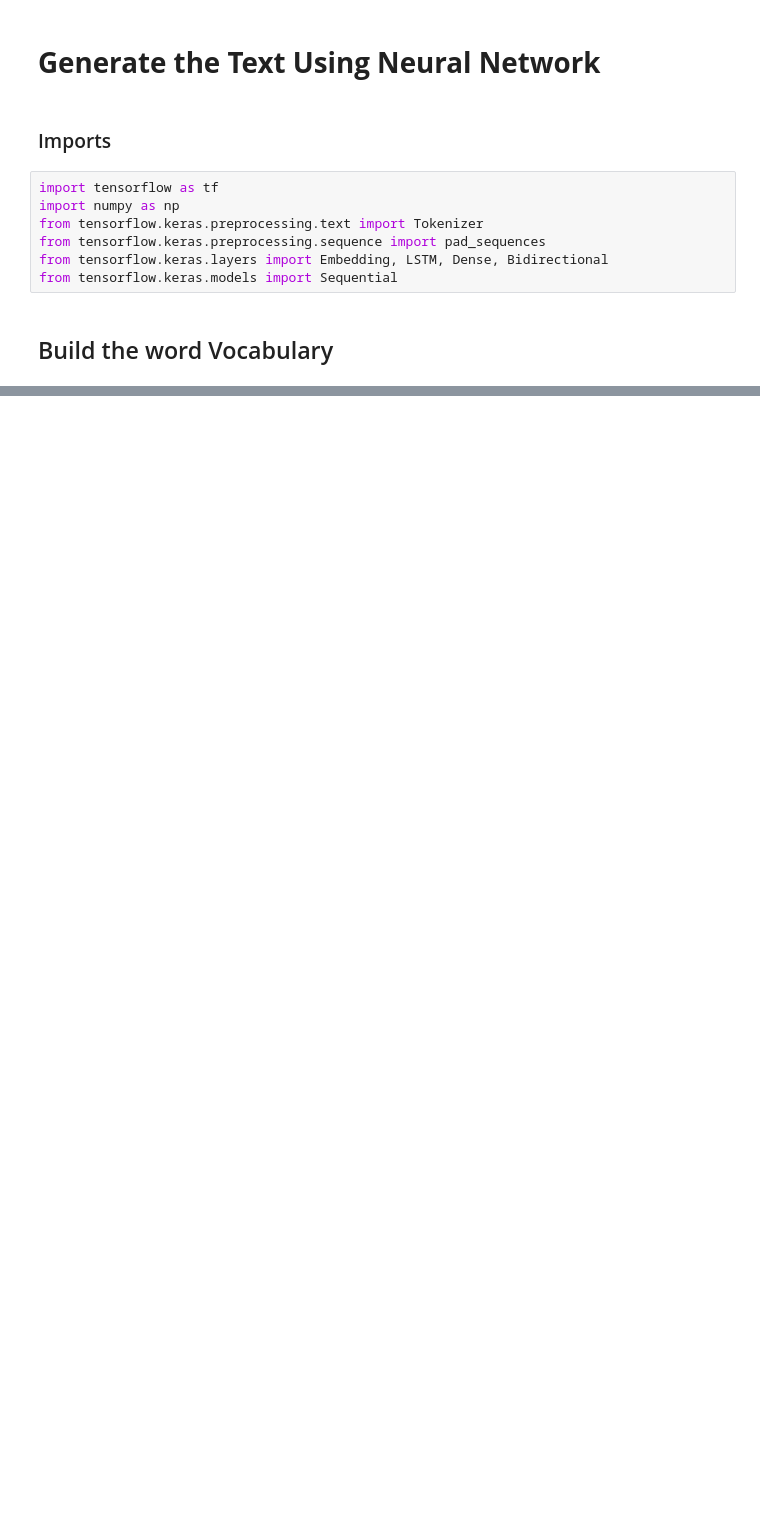
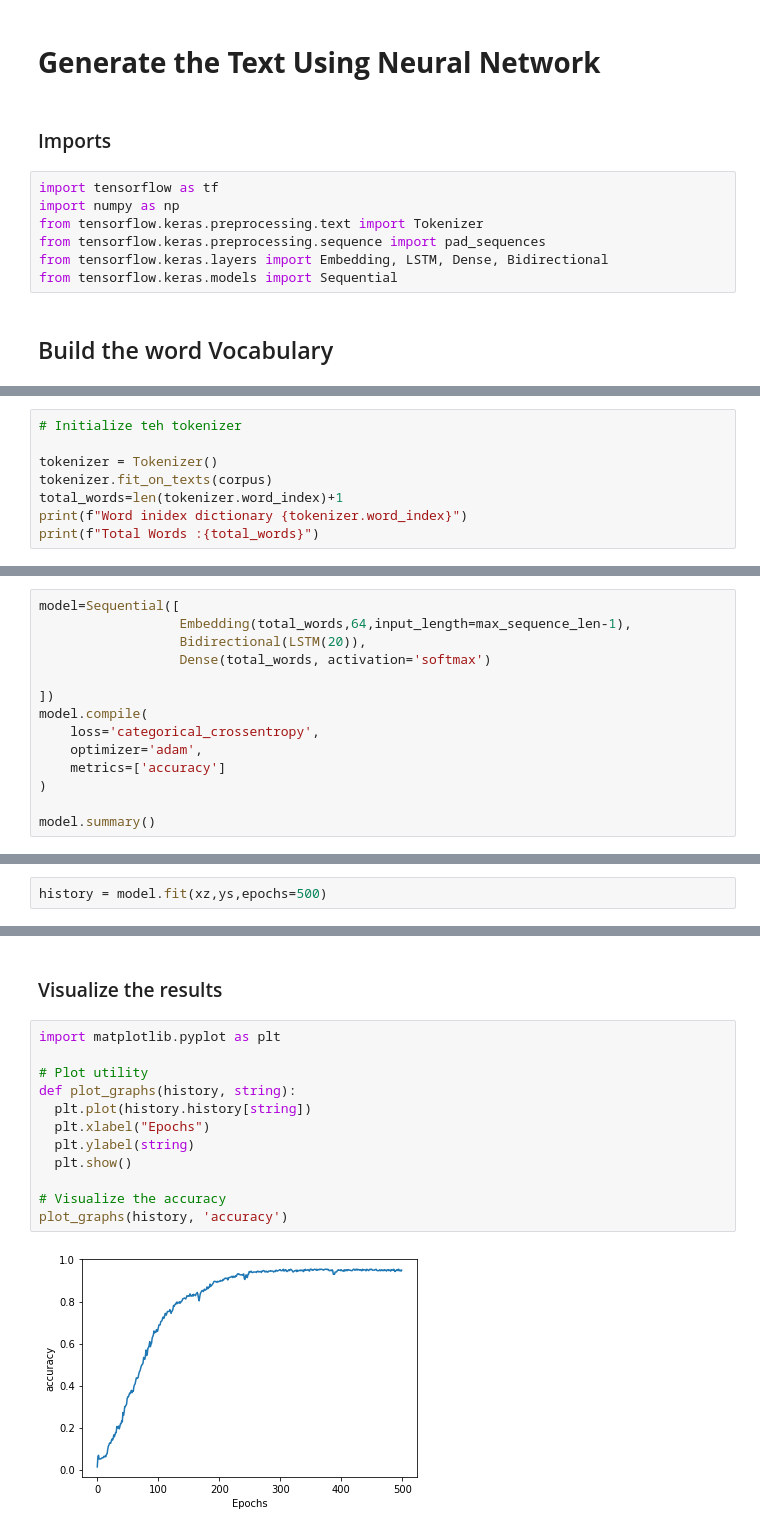
Before and after one commit to hrushikute/DataAnalytics, a Jupyter notebook: TextGenerationWithNN.ipynb, the cells around one changed output, grey strips where cells are left out. Saved outputs shown, nothing was run; the diff lists cells and outputs as text; blank space fills up the shorter version.

```diff
--- a/TextGenerationWithNN.ipynb
+++ b/TextGenerationWithNN.ipynb
@@ -17,0 +22,8 @@ data=
+# %%
+# Initialize teh tokenizer
+
+tokenizer = Tokenizer()
+tokenizer.fit_on_texts(corpus)
+total_words=len(tokenizer.word_index)+1
+print(f"Word inidex dictionary {tokenizer.word_index}")
+print(f"Total Words :{total_words}")
@@ -17,0 +97,14 @@ data=
+# %%
+model=Sequential([
+                  Embedding(total_words,64,input_length=max_sequence_len-1),
+                  Bidirectional(LSTM(20)),
+                  Dense(total_words, activation='softmax')
+
+])
+model.compile(
+    loss='categorical_crossentropy',
+    optimizer='adam',
+    metrics=['accuracy']
+)
+
+model.summary()
@@ -17,0 +130,2 @@ data=
+# %%
+history = model.fit(xz,ys,epochs=500)
@@ -17,0 +150,16 @@ data=
+# %% [markdown]
+### Visualize the results
+# %%
+import matplotlib.pyplot as plt
+
+# Plot utility
+def plot_graphs(history, string):
+  plt.plot(history.history[string])
+  plt.xlabel("Epochs")
+  plt.ylabel(string)
+  plt.show()
+
+# Visualize the accuracy
+plot_graphs(history, 'accuracy')
+# %% [output]
+[figure, added]
```
Also changed, not shown: parts of 16 cells of this notebook.
